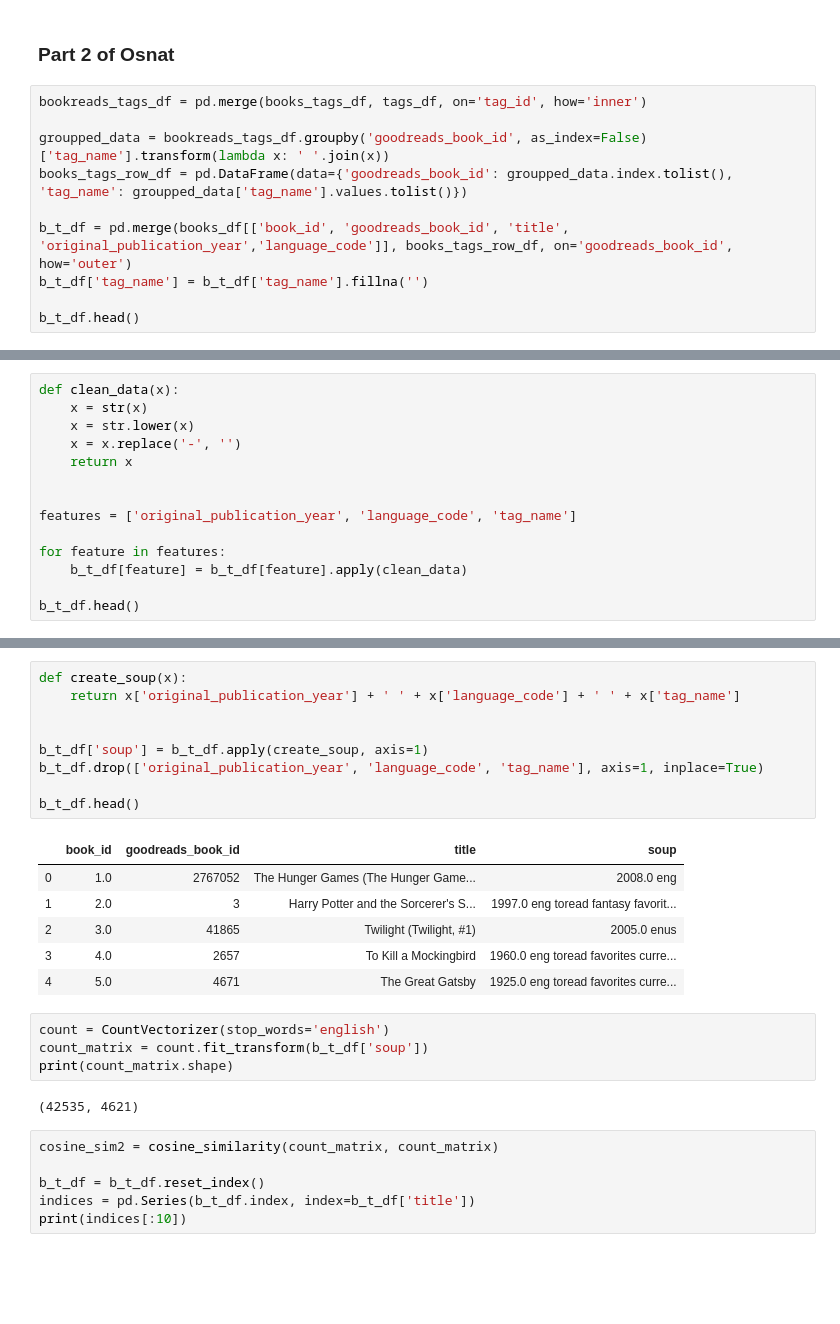
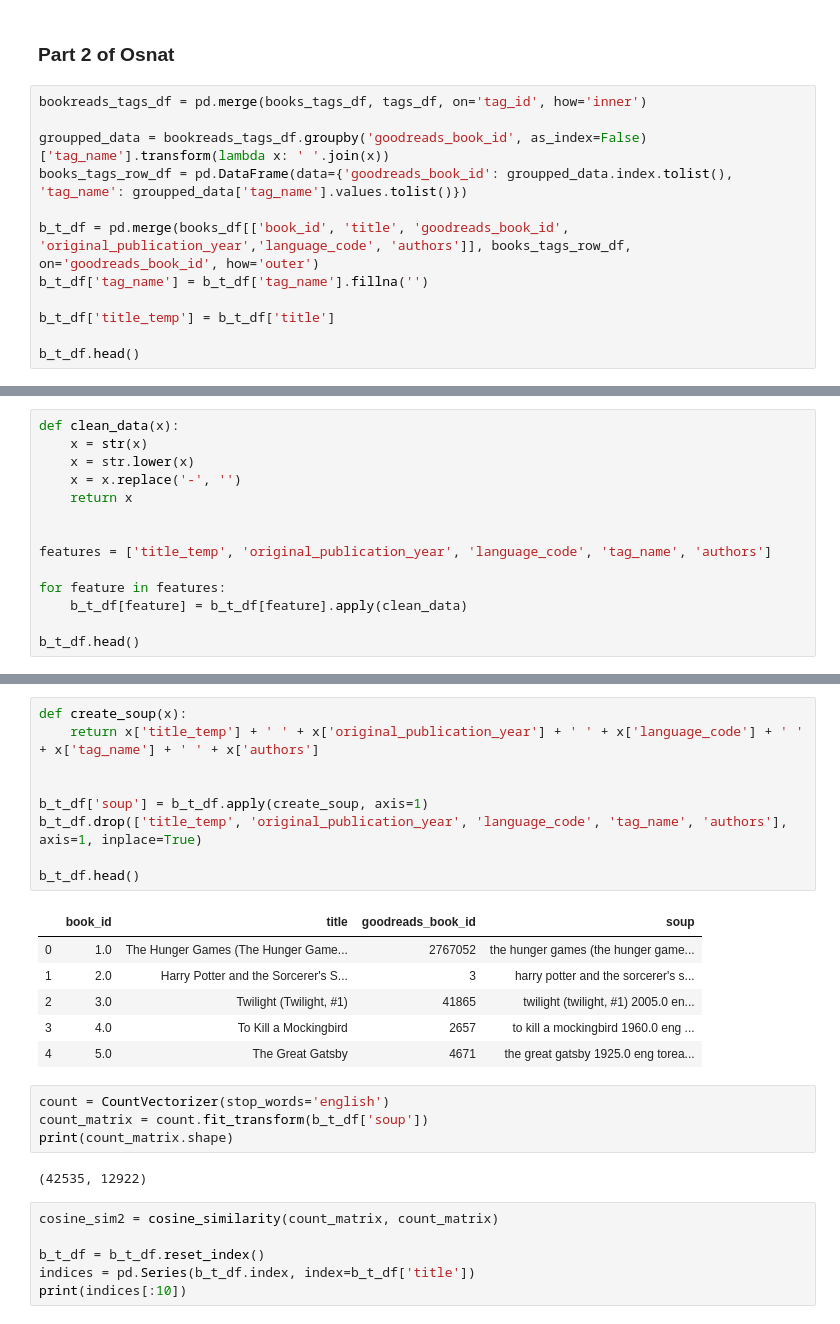
Before and after one commit to Lea1612/AI_Recommender_Systems, a Jupyter notebook: Notebook.ipynb, the cells around one changed output, grey strips where cells are left out. Saved outputs shown, nothing was run; the diff lists cells and outputs as text; blank space fills up the shorter version.

```diff
--- a/Notebook.ipynb
+++ b/Notebook.ipynb
@@ -348,8 +349,10 @@ bookreads_tags_df = pd.merge(books_tags_df, tags_df, on='tag_id', how='inner')
 groupped_data = bookreads_tags_df.groupby('goodreads_book_id', as_index=False)['tag_name'].transform(lambda x: ' '.join(x))
 books_tags_row_df = pd.DataFrame(data={'goodreads_book_id': groupped_data.index.tolist(), 'tag_name': groupped_data['tag_name'].values.tolist()})
 
-b_t_df = pd.merge(books_df[['book_id', 'goodreads_book_id', 'title', 'original_publication_year','language_code']], books_tags_row_df, on='goodreads_book_id', how='outer')
+b_t_df = pd.merge(books_df[['book_id', 'title', 'goodreads_book_id', 'original_publication_year','language_code', 'authors']], books_tags_row_df, on='goodreads_book_id', how='outer')
 b_t_df['tag_name'] = b_t_df['tag_name'].fillna('')
 
+b_t_df['title_temp'] = b_t_df['title']
+
 b_t_df.head()
 # %% [output]
@@ -367,7 +370,7 @@ def clean_data(x):
     return x
 
 
-features = ['original_publication_year', 'language_code', 'tag_name']
+features = ['title_temp', 'original_publication_year', 'language_code', 'tag_name', 'authors']
 
 for feature in features:
     b_t_df[feature] = b_t_df[feature].apply(clean_data)
@@ -383,25 +386,25 @@ b_t_df.head()
 # %%
 def create_soup(x):
-    return x['original_publication_year'] + ' ' + x['language_code'] + ' ' + x['tag_name']
+    return x['title_temp'] + ' ' + x['original_publication_year'] + ' ' + x['language_code'] + ' ' + x['tag_name'] + ' ' + x['authors']
 
 
 b_t_df['soup'] = b_t_df.apply(create_soup, axis=1)
-b_t_df.drop(['original_publication_year', 'language_code', 'tag_name'], axis=1, inplace=True)
+b_t_df.drop(['title_temp', 'original_publication_year', 'language_code', 'tag_name', 'authors'], axis=1, inplace=True)
 
 b_t_df.head()
 # %% [output]
-|  | book_id | goodreads_book_id | title | soup |
-| 0 | 1.0 | 2767052 | The Hunger Games (The Hunger Game... | 2008.0 eng |
-| 1 | 2.0 | 3 | Harry Potter and the Sorcerer's S... | 1997.0 eng toread fantasy favorit... |
-| 2 | 3.0 | 41865 | Twilight (Twilight, #1) | 2005.0 enus |
-| 3 | 4.0 | 2657 | To Kill a Mockingbird | 1960.0 eng toread favorites curre... |
-| 4 | 5.0 | 4671 | The Great Gatsby | 1925.0 eng toread favorites curre... |
+|  | book_id | title | goodreads_book_id | soup |
+| 0 | 1.0 | The Hunger Games (The Hunger Game... | 2767052 | the hunger games (the hunger game... |
+| 1 | 2.0 | Harry Potter and the Sorcerer's S... | 3 | harry potter and the sorcerer's s... |
+| 2 | 3.0 | Twilight (Twilight, #1) | 41865 | twilight (twilight, #1) 2005.0 en... |
+| 3 | 4.0 | To Kill a Mockingbird | 2657 | to kill a mockingbird 1960.0 eng ... |
+| 4 | 5.0 | The Great Gatsby | 4671 | the great gatsby 1925.0 eng torea... |
 # %%
 count = CountVectorizer(stop_words='english')
 count_matrix = count.fit_transform(b_t_df['soup'])
 print(count_matrix.shape)
 # %% [output]
-(42535, 4621)
+(42535, 12922)
 # %%
 cosine_sim2 = cosine_similarity(count_matrix, count_matrix)
 
```
Also changed, not shown: parts of 14 cells of this notebook.
